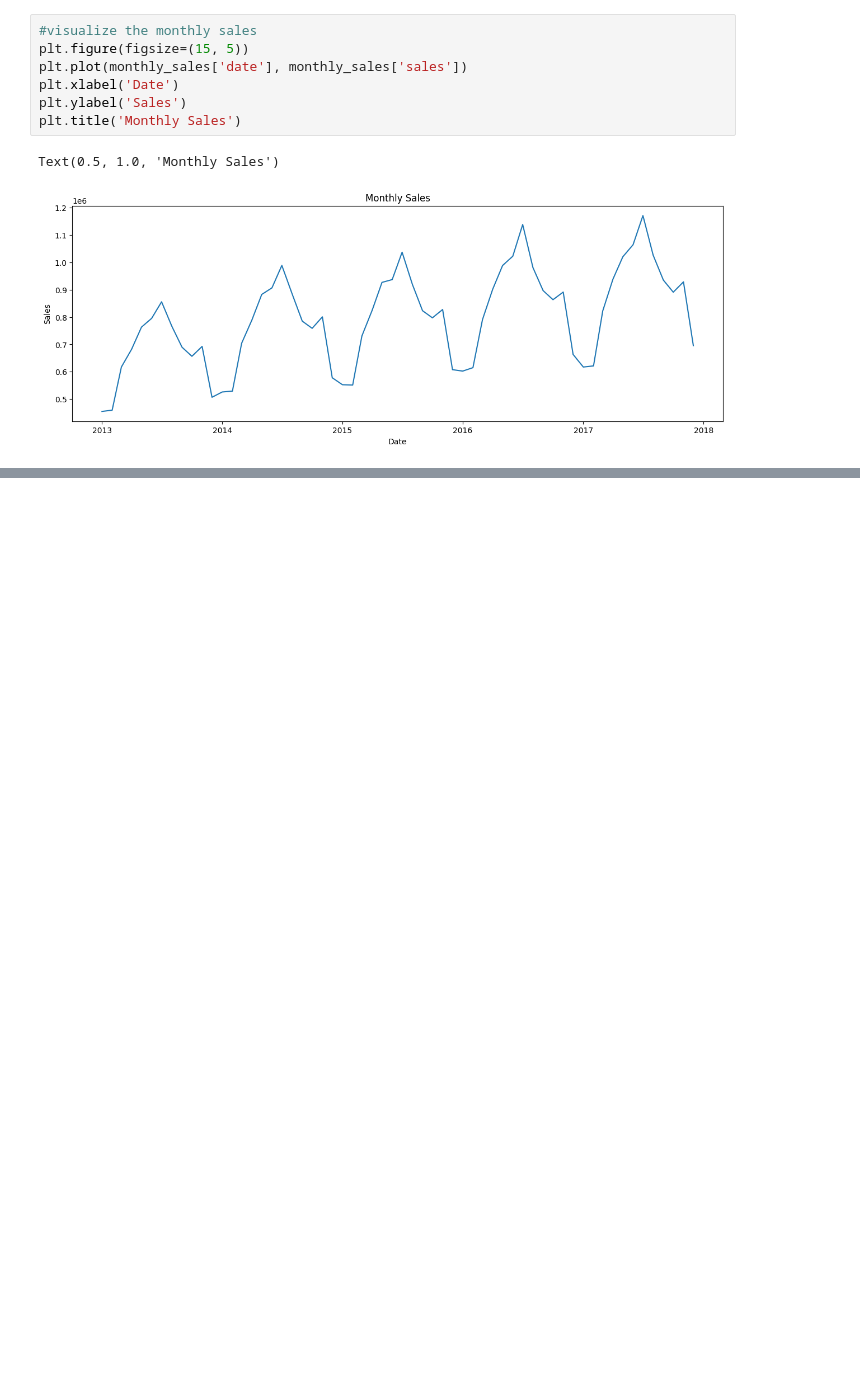
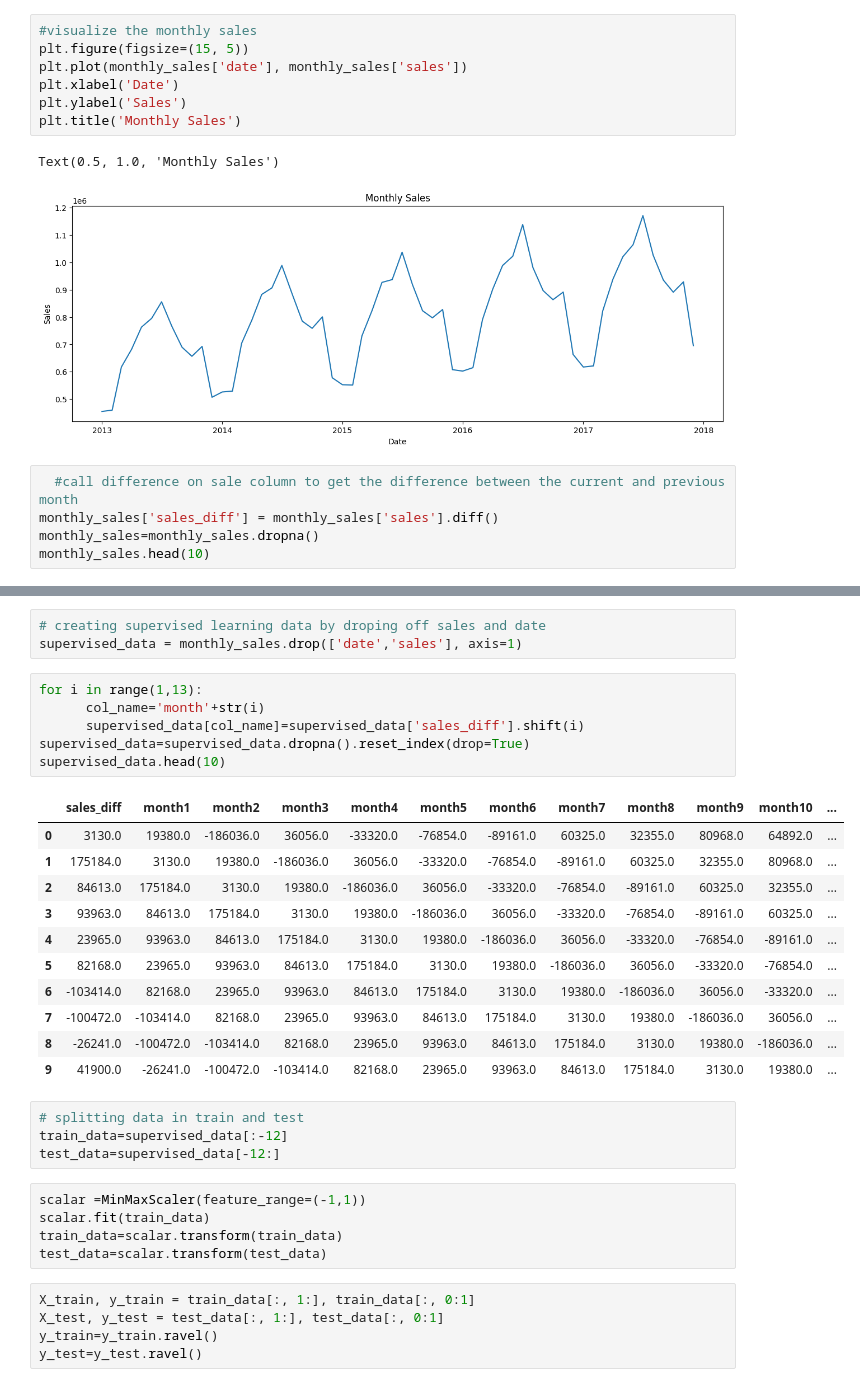
Before and after one commit to Fawadahmed123009/Sales-Prediction, a Jupyter notebook: main.ipynb, the cells around one changed output, grey strips where cells are left out. Drawn from its saved outputs; the diff is of its cells as text; blank space fills up the shorter version.

```diff
--- a/main.ipynb
+++ b/main.ipynb
@@ -114,3 +114,8 @@ plt.title('Monthly Sales')
 # %% [output]
 Text(0.5, 1.0, 'Monthly Sales')
 [figure]
+# %%
+  #call difference on sale column to get the difference between the current and previous month
+monthly_sales['sales_diff'] = monthly_sales['sales'].diff()
+monthly_sales=monthly_sales.dropna()
+monthly_sales.head(10)
@@ -116,0 +134,35 @@ Text(0.5, 1.0, 'Monthly Sales')
+# %%
+# creating supervised learning data by droping off sales and date
+supervised_data = monthly_sales.drop(['date','sales'], axis=1)
+# %%
+for i in range(1,13):
+      col_name='month'+str(i)
+      supervised_data[col_name]=supervised_data['sales_diff'].shift(i)
+supervised_data=supervised_data.dropna().reset_index(drop=True)
+supervised_data.head(10)
+# %% [output]
+|  | sales_diff | month1 | month2 | month3 | month4 | month5 | month6 | month7 | month8 | month9 | month10 | ... |
+| 0 | 3130.0 | 19380.0 | -186036.0 | 36056.0 | -33320.0 | -76854.0 | -89161.0 | 60325.0 | 32355.0 | 80968.0 | 64892.0 | ... |
+| 1 | 175184.0 | 3130.0 | 19380.0 | -186036.0 | 36056.0 | -33320.0 | -76854.0 | -89161.0 | 60325.0 | 32355.0 | 80968.0 | ... |
+| 2 | 84613.0 | 175184.0 | 3130.0 | 19380.0 | -186036.0 | 36056.0 | -33320.0 | -76854.0 | -89161.0 | 60325.0 | 32355.0 | ... |
+| 3 | 93963.0 | 84613.0 | 175184.0 | 3130.0 | 19380.0 | -186036.0 | 36056.0 | -33320.0 | -76854.0 | -89161.0 | 60325.0 | ... |
+| 4 | 23965.0 | 93963.0 | 84613.0 | 175184.0 | 3130.0 | 19380.0 | -186036.0 | 36056.0 | -33320.0 | -76854.0 | -89161.0 | ... |
+| 5 | 82168.0 | 23965.0 | 93963.0 | 84613.0 | 175184.0 | 3130.0 | 19380.0 | -186036.0 | 36056.0 | -33320.0 | -76854.0 | ... |
+| 6 | -103414.0 | 82168.0 | 23965.0 | 93963.0 | 84613.0 | 175184.0 | 3130.0 | 19380.0 | -186036.0 | 36056.0 | -33320.0 | ... |
+| 7 | -100472.0 | -103414.0 | 82168.0 | 23965.0 | 93963.0 | 84613.0 | 175184.0 | 3130.0 | 19380.0 | -186036.0 | 36056.0 | ... |
+| 8 | -26241.0 | -100472.0 | -103414.0 | 82168.0 | 23965.0 | 93963.0 | 84613.0 | 175184.0 | 3130.0 | 19380.0 | -186036.0 | ... |
+| 9 | 41900.0 | -26241.0 | -100472.0 | -103414.0 | 82168.0 | 23965.0 | 93963.0 | 84613.0 | 175184.0 | 3130.0 | 19380.0 | ... |
+# %%
+# splitting data in train and test
+train_data=supervised_data[:-12]
+test_data=supervised_data[-12:]
+# %%
+scalar =MinMaxScaler(feature_range=(-1,1))
+scalar.fit(train_data)
+train_data=scalar.transform(train_data)
+test_data=scalar.transform(test_data)
+# %%
+X_train, y_train = train_data[:, 1:], train_data[:, 0:1]
+X_test, y_test = test_data[:, 1:], test_data[:, 0:1]
+y_train=y_train.ravel()
+y_test=y_test.ravel()
```
Also changed, not shown: parts of 3 cells of this notebook.
